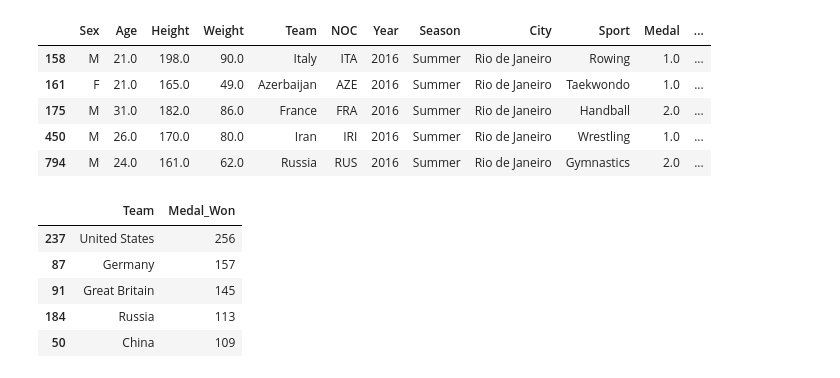
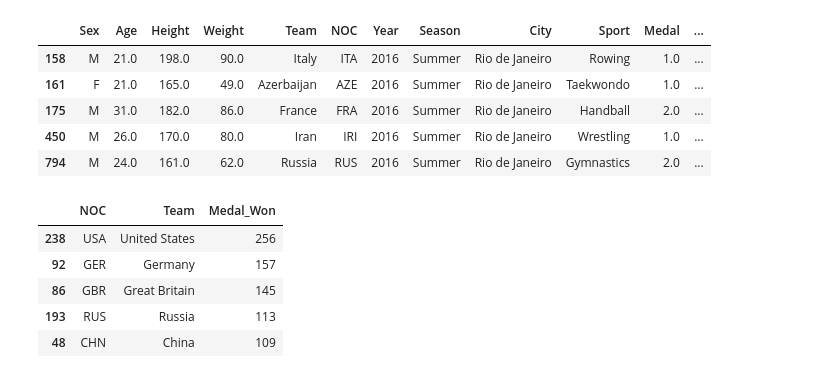
Before and after one commit to ErickaBermudez/ds-olympics, a Jupyter notebook: final.ipynb, the cells around one changed output. Cells and saved outputs as stored; diff of their text form; code cells hidden in the pictures.

```diff
--- a/final.ipynb
+++ b/final.ipynb
@@ -411,14 +413,13 @@ aux2[aux2.Medal_Won == 1].head()
 | 450 | M | 26.0 | 170.0 | 80.0 | Iran | IRI | 2016 | Summer | Rio de Janeiro | Wrestling | 1.0 | ... |
 | 794 | M | 24.0 | 161.0 | 62.0 | Russia | RUS | 2016 | Summer | Rio de Janeiro | Gymnastics | 2.0 | ... |
 # %%
-medalC = aux2.groupby(['Team'])['Medal_Won'].agg('sum').reset_index()
+medalC = aux2.groupby(['NOC','Team'])['Medal_Won'].agg('sum').reset_index()
 medal_count = medalC.sort_values('Medal_Won',ascending = False)
-#medal_count_per_country = medal_count_per_country.iloc[:136,:]
 medal_count.head()
 # %% [output]
-|  | Team | Medal_Won |
-| 237 | United States | 256 |
-| 87 | Germany | 157 |
-| 91 | Great Britain | 145 |
-| 184 | Russia | 113 |
-| 50 | China | 109 |
+|  | NOC | Team | Medal_Won |
+| 238 | USA | United States | 256 |
+| 92 | GER | Germany | 157 |
+| 86 | GBR | Great Britain | 145 |
+| 193 | RUS | Russia | 113 |
+| 48 | CHN | China | 109 |
```
Also changed, not shown: parts of 10 cells of this notebook.
